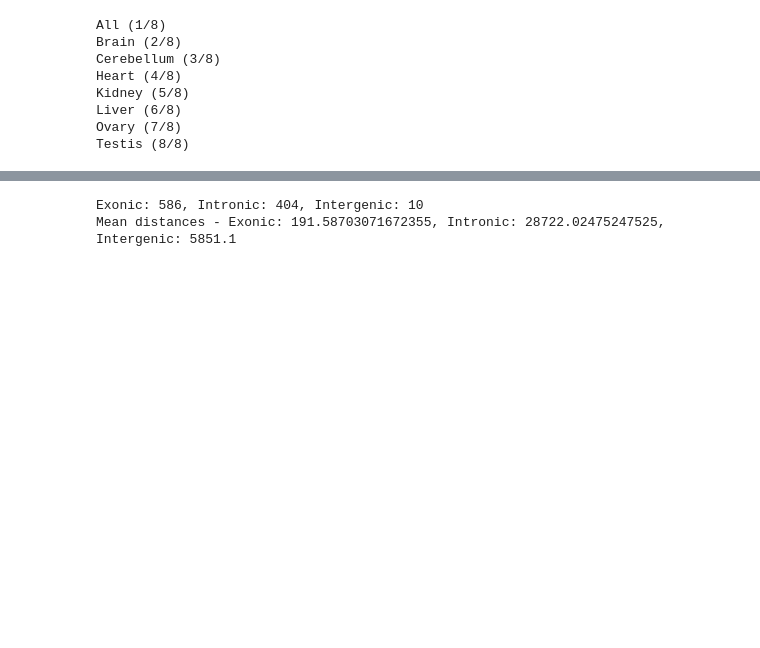
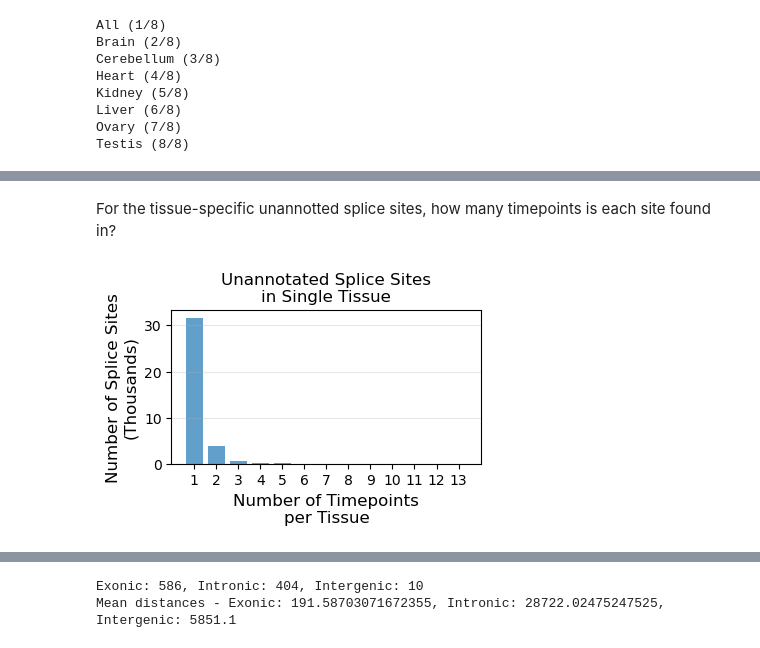
Before and after one commit to anamariaelek/splicing, a Jupyter notebook: notebooks/03_rna_data.ipynb, the cells around one changed output, grey strips where cells are left out. Drawn from its saved outputs; the diff is of its cells as text; code cells hidden in the pictures; blank space fills up the shorter version.

```diff
--- a/notebooks/03_rna_data.ipynb
+++ b/notebooks/03_rna_data.ipynb
@@ -892,0 +958,28 @@ novl_spl_ann[(novl_spl_ann['tissue'] == 'Brain') & (novl_spl_ann['timepoint'] ==
+# %% [markdown]
+For the tissue-specific unannotted splice sites, how many timepoints is each site found in?
+# %%
+import collections
+
+novl_site_info_1 = novl_site_info[novl_site_info['num_tissues'] == 1]
+
+# Flatten the list of timepoints
+vals = novl_site_info_1['num_tissue_timepoints'].values
+flat_counts = [item for sublist in vals for item in sublist]
+counter = collections.Counter(flat_counts)
+
+# Sort by timepoint
+timepoints = sorted(counter.keys())
+
+# Plot barplot of number of timepoints for sites found in single tissue
+plt.figure(figsize=(4,2))
+counts = [counter[tp]/1000 for tp in timepoints]
+bars = plt.bar(timepoints, counts, color='tab:blue', alpha=0.7)
+plt.xlabel('Number of Timepoints\nper Tissue', fontsize=12)
+plt.ylabel('Number of Splice Sites\n(Thousands)', fontsize=12)
+plt.title(f'Unannotated Splice Sites\nin Single Tissue', fontsize=12)
+plt.grid(axis='y', alpha=0.3)
+plt.xticks(timepoints)
+plt.savefig('plots/splice_sites_unannotated_single_tissue_timepoints.pdf', bbox_inches='tight')
+plt.show()
+# %% [output]
+[figure, added]
```
Also changed, not shown: parts of 11 cells of this notebook, 12 other files.
